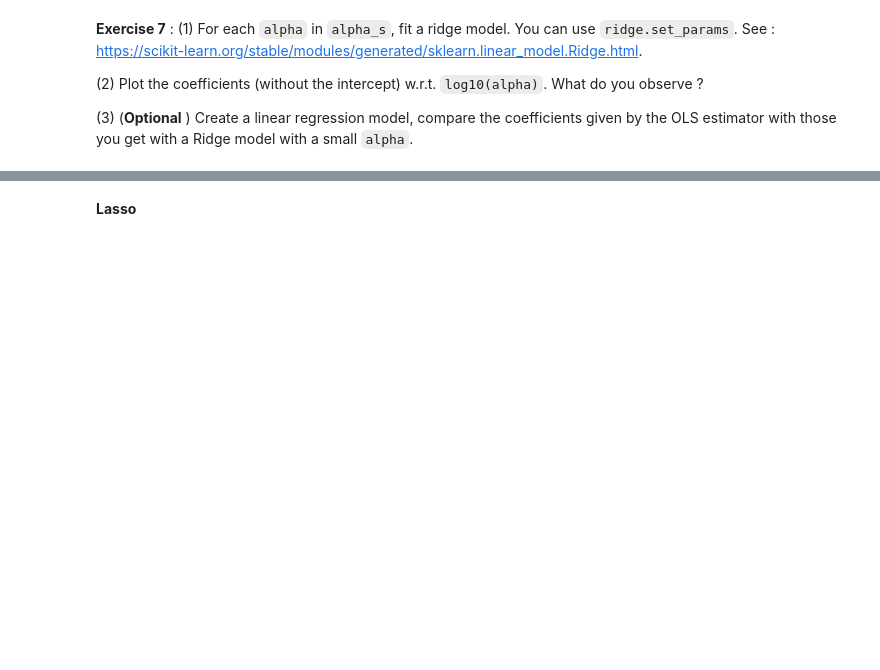
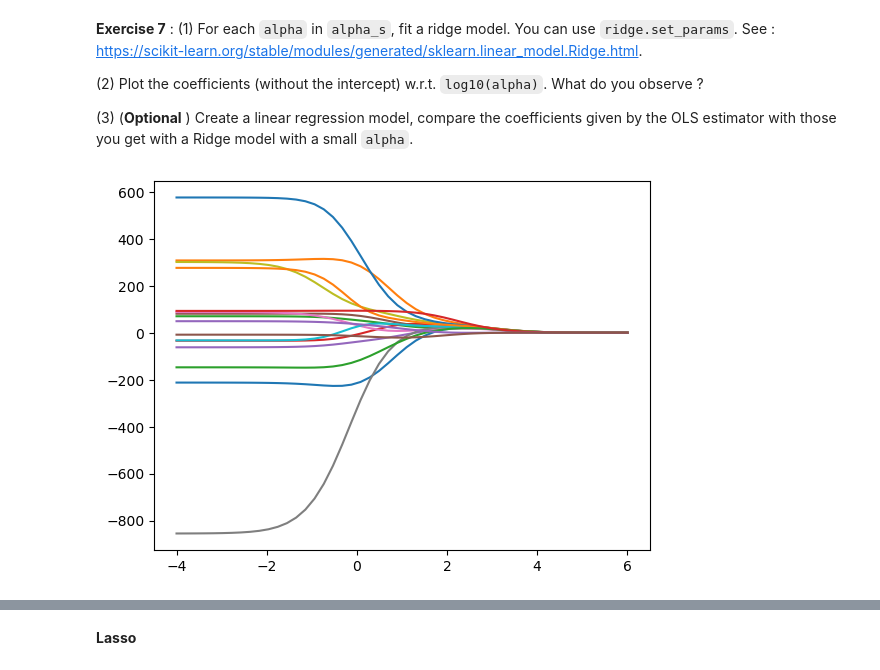
Before and after one commit to ArthurDanjou/ArtStudies, a Jupyter notebook: M1/Statistical Learning/TP4_Ridge_Lasso_and_CV.ipynb, the cells around one changed output, grey strips where cells are left out. Drawn from its saved outputs; the diff is of its cells as text; code cells hidden in the pictures; blank space fills up the shorter version.

Commit message:
add: TP4 about Lasso, Ridge and CV

```diff
--- a/M1/Statistical Learning/TP4_Ridge_Lasso_and_CV.ipynb
+++ b/M1/Statistical Learning/TP4_Ridge_Lasso_and_CV.ipynb
@@ -198,0 +221,7 @@ coef_ridge = []
+# %%
+from sklearn.linear_model import Ridge
+
+ridge = Ridge(fit_intercept=True, alpha=1)
+ridge.fit(XtrainScaled, Ytrain)
+
+print(ridge.coef_, ridge.intercept_)
@@ -208,0 +241,7 @@ Hint : use `sklearn.linear_model.Lasso` https://scikit-learn.org/stable/modules/
+# %%
+from sklearn.linear_model import Lasso
+
+lasso = Lasso(fit_intercept=True, alpha=1)
+lasso.fit(XtrainScaled, Ytrain)
+
+lasso.coef_
@@ -236,9 +302,16 @@ You can  use `ridge.set_params`. See : https://scikit-learn.org/stable/modules/g
 (2) Plot the  coefficients (without the intercept) w.r.t.  `log10(alpha)`. What do you observe ?
 
 (3) (**Optional** ) Create a linear regression model, compare the coefficients given by the OLS estimator with those you get with a Ridge model with a small  `alpha`.
-# %%
-# Answer for Exercise 7
-
-coefs_ridge = []
-for alpha in alpha_s:
-#complete
+# %%
+from sklearn.linear_model import LinearRegression
+
+coefs_ridge = []
+for alpha in alphas:
+    ridge = Ridge(fit_intercept=True, alpha=alpha)
+    ridge.fit(XtrainScaled, Ytrain)
+    coefs_ridge.append(ridge.coef_)
+
+plt.plot(np.log10(alphas), coefs_ridge)
+plt.show()
+# %% [output]
+[figure, added]
```
Also changed, not shown: parts of 50 cells of this notebook.
